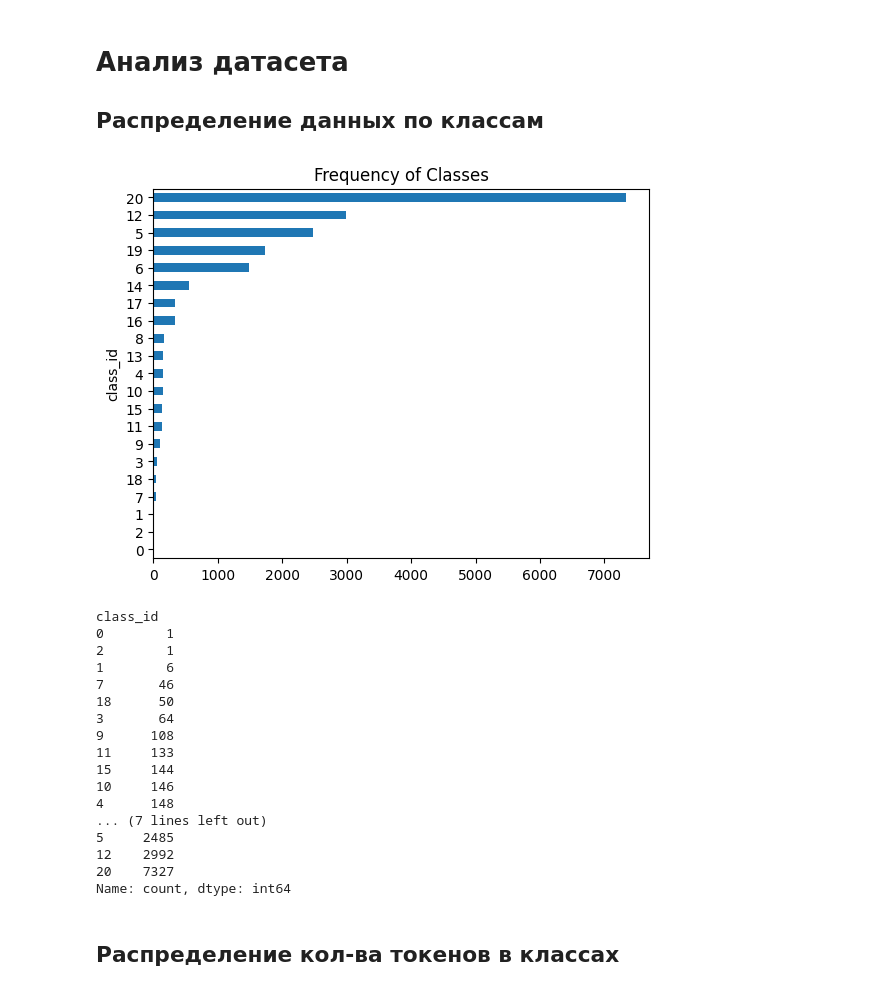
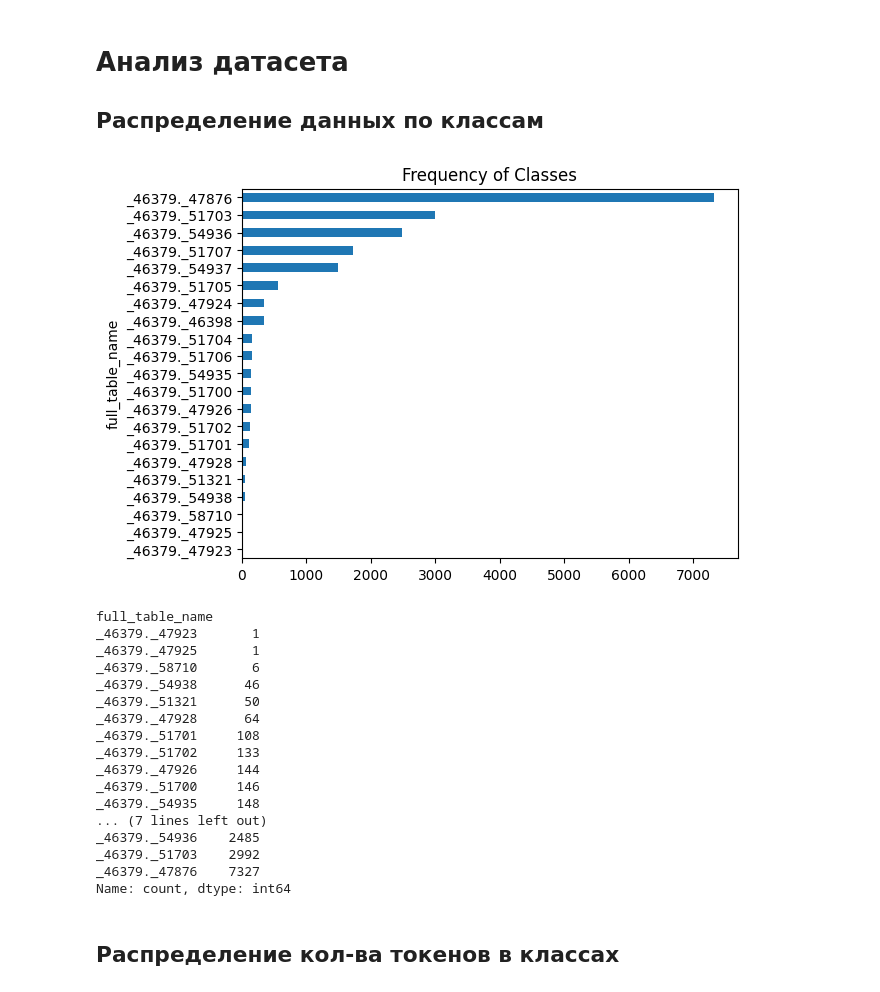
Before and after one commit to FuseII/dam_system, a Jupyter notebook: classification.ipynb, the cells around one changed output. Saved outputs shown, nothing was run; the diff lists cells and outputs as text; code cells hidden in the pictures.

Commit message:
classification

```diff
--- a/classification.ipynb
+++ b/classification.ipynb
@@ -44,6 +44,7 @@ final_df = df.copy()
 # %%
 final_df['full_table_name'] = final_df['schema_name'] + '.' + final_df['table_name']
-final_df['class_name'] =  final_df['tags'].apply(lambda x: '/'.join(x))
-final_df['class_id'] = pd.factorize(final_df['class_name'])[0]
+# final_df['class_name'] =  final_df['tags'].apply(lambda x: '/'.join(x))
+final_df['class_id'] = pd.factorize(final_df['full_table_name'])[0] # для Multiclass классификации на основе имени таблицы
+# также сделать дял multilable classification. Если нет тегов, то брать имя таблицы
 final_df
 # %% [output]
@@ -65,30 +66,30 @@ final_df
 ## Распределение данных по классам
 # %%
 # узнаем кол-во примеров в каждом классе
-final_df["class_id"].value_counts(ascending=True).plot.barh()
+final_df["full_table_name"].value_counts(ascending=True).plot.barh()
 plt.title("Frequency of Classes")
 plt.show()
 # %% [output]
-[figure, old version]
+[figure, new version]
 # %%
-final_df["class_id"].value_counts(ascending=True)
+final_df["full_table_name"].value_counts(ascending=True)
 # %% [output]
-class_id
-0        1
-2        1
-1        6
-7       46
-18      50
-3       64
-9      108
-11     133
-15     144
-10     146
-4      148
+full_table_name
+_46379._47923       1
+_46379._47925       1
+_46379._58710       6
+_46379._54938      46
+_46379._51321      50
+_46379._47928      64
+_46379._51701     108
+_46379._51702     133
+_46379._47926     144
+_46379._51700     146
+_46379._54935     148
 ... (7 lines left out)
-5     2485
-12    2992
-20    7327
+_46379._54936    2485
+_46379._51703    2992
+_46379._47876    7327
 Name: count, dtype: int64
 # %% [markdown]
 ## Распределение кол-ва токенов в классах
```
Also changed, not shown: parts of 18 cells of this notebook.
